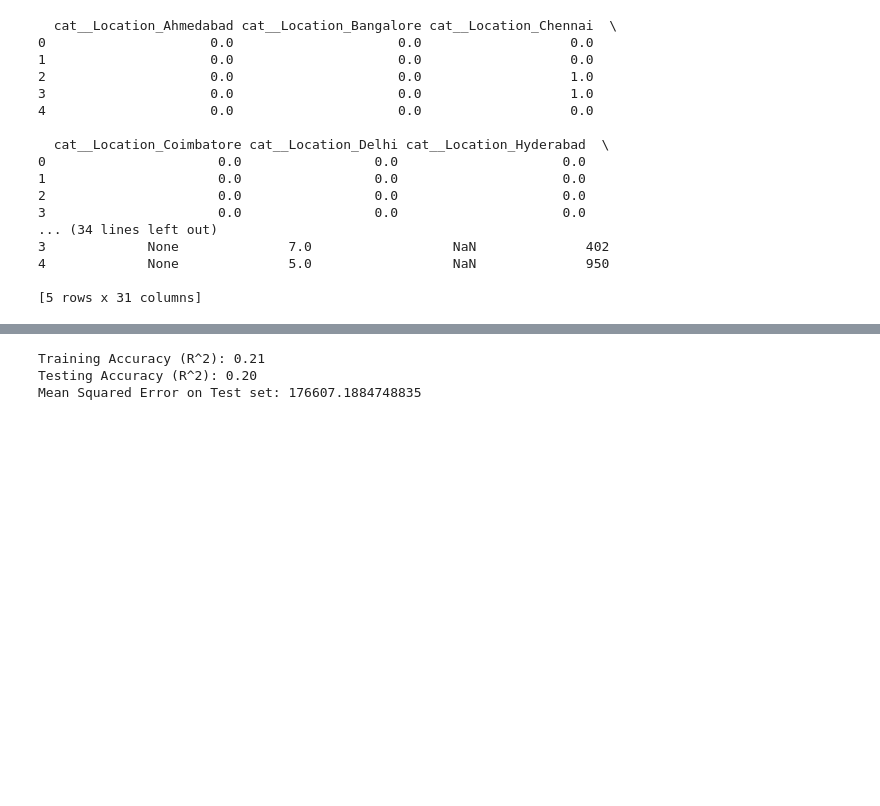
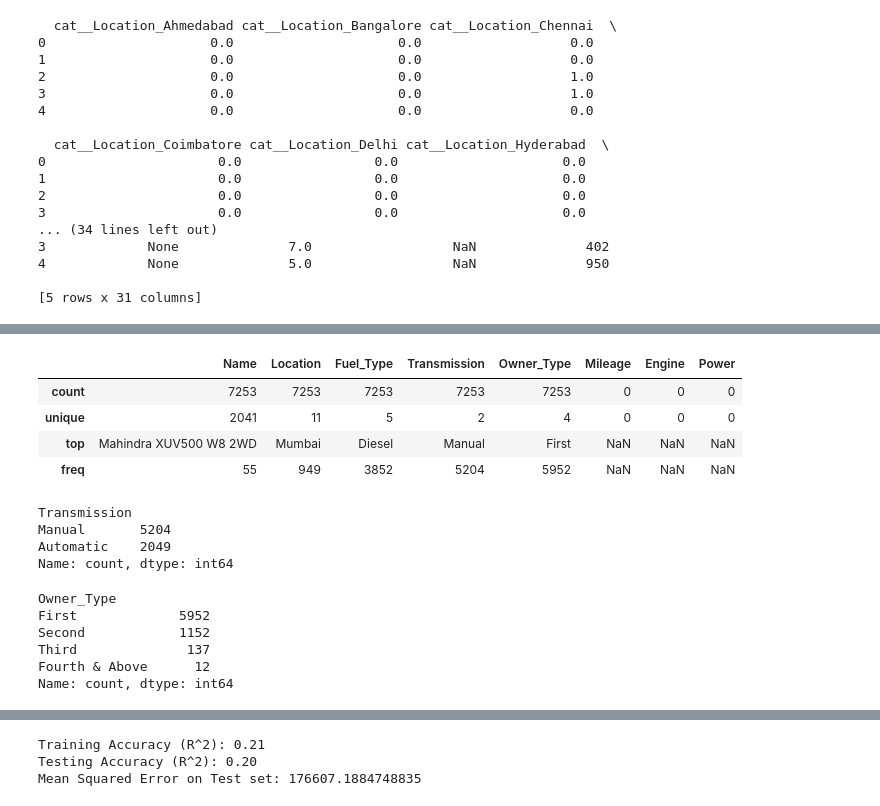
Before and after one commit to cmps460s24/mp-t9-amar-mohamed-osama-salman, a Jupyter notebook: project/project.ipynb, the cells around one changed output, grey strips where cells are left out. Cells and saved outputs as stored; diff of their text form; code cells hidden in the pictures; blank space fills up the shorter version.

```diff
--- a/project/project.ipynb
+++ b/project/project.ipynb
@@ -171,0 +252,26 @@ print(data_encoded.head())
+# %%
+data.describe(include=["O"])
+# %% [output]
+|  | Name | Location | Fuel_Type | Transmission | Owner_Type | Mileage | Engine | Power |
+| count | 7253 | 7253 | 7253 | 7253 | 7253 | 0 | 0 | 0 |
+| unique | 2041 | 11 | 5 | 2 | 4 | 0 | 0 | 0 |
+| top | Mahindra XUV500 W8 2WD | Mumbai | Diesel | Manual | First | NaN | NaN | NaN |
+| freq | 55 | 949 | 3852 | 5204 | 5952 | NaN | NaN | NaN |
+# %%
+# Frequency counts for categorical variables
+data['Transmission'].value_counts()
+# %% [output]
+Transmission
+Manual       5204
+Automatic    2049
+Name: count, dtype: int64
+# %%
+# Frequency counts for categorical variables
+data['Owner_Type'].value_counts()
+# %% [output]
+Owner_Type
+First             5952
+Second            1152
+Third              137
+Fourth & Above      12
+Name: count, dtype: int64
```
Also changed, not shown: parts of 10 cells of this notebook.
